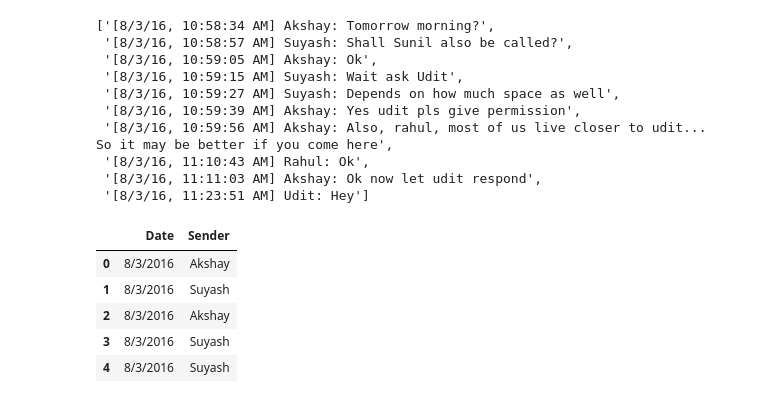
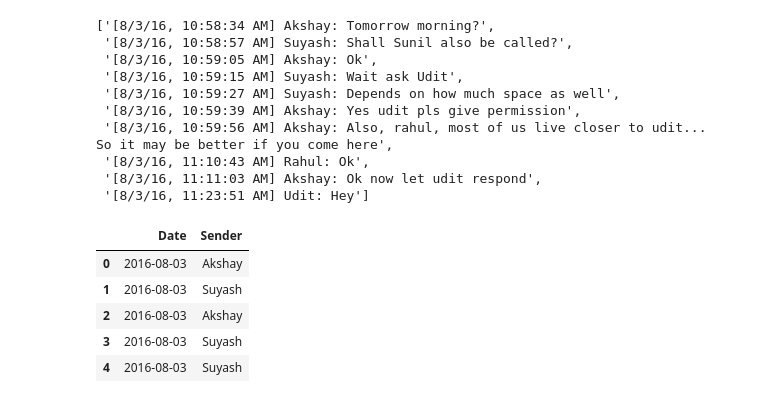
Before and after one commit to suyashSax/random, a Jupyter notebook: WhatsApp Analytics.ipynb, the cells around one changed output. Drawn from its saved outputs; the diff is of its cells as text; code cells hidden in the pictures.

```diff
--- a/WhatsApp Analytics.ipynb
+++ b/WhatsApp Analytics.ipynb
@@ -33,14 +35,14 @@ for line in content:
     names.append((line.split(':')[2]).split(' ')[2])
 # %%
 df = pd.DataFrame(
-    {'Date': dateStrings,
+    {'Date': dates,
      'Sender': names,
     })
 df.head()
 # %% [output]
 |  | Date | Sender |
-| 0 | 8/3/2016 | Akshay |
-| 1 | 8/3/2016 | Suyash |
-| 2 | 8/3/2016 | Akshay |
-| 3 | 8/3/2016 | Suyash |
-| 4 | 8/3/2016 | Suyash |
+| 0 | 2016-08-03 | Akshay |
+| 1 | 2016-08-03 | Suyash |
+| 2 | 2016-08-03 | Akshay |
+| 3 | 2016-08-03 | Suyash |
+| 4 | 2016-08-03 | Suyash |
```
Also changed, not shown: parts of 4 cells of this notebook, 1 other file.
